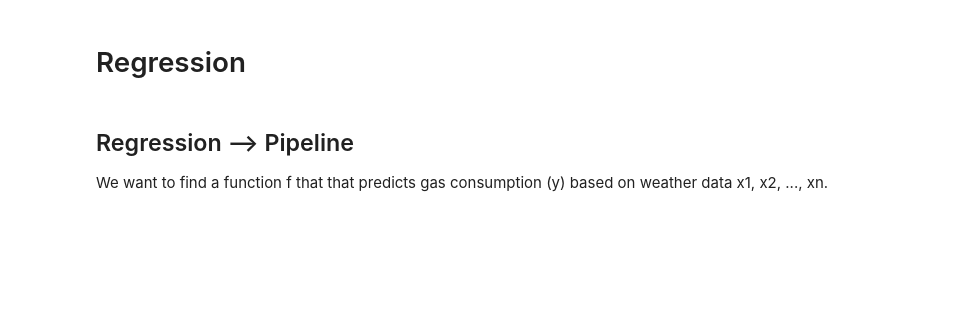
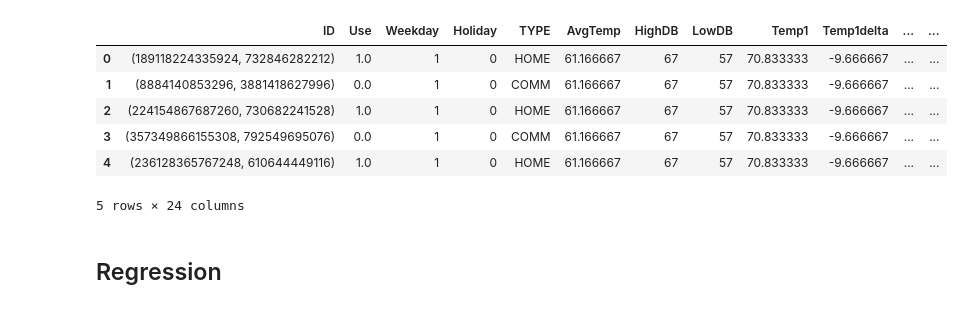
Before and after one commit to yz669/Capstone_2018Fall, a Jupyter notebook: Regression.ipynb, the cells around one changed output. Drawn from its saved outputs; the diff is of its cells as text; code cells hidden in the pictures; blank space fills up the shorter version.

```diff
--- a/Regression.ipynb
+++ b/Regression.ipynb
@@ -1,5 +21,31 @@
+# %%
+# read data from pickle
+
+# what data granularity?
+granularity = "daily"
+
+# if we're clustering first, we need to load in sufficient_ data to ensure data equivalency across IDs
+if granularity == "daily":
+    readdata = pd.read_pickle(location+'peco_sufficient_daily.pkl.zip')
+    weather = pd.read_pickle(location+'daily_weather.pkl.zip')
+    ids = pd.read_pickle(location+'peco_sufficient_daily_ids.pkl.zip')
+elif granularity == "hourly":
+    readdata = pd.read_pickle(location+'peco_sufficient_hourly.pkl.zip')
+    weather = pd.read_pickle(location+'hourly_weather.pkl.zip')
+    ids = pd.read_pickle(location+'peco_sufficient_hourly_ids.pkl.zip')
+else:
+    print("Granularity selected was not 'daily' or 'hourly'")
+# %%
+data = pd.merge(readdata,weather, how="inner", on='Dt')
+data = data.drop(columns=['DACCOUNTID','DMETERNO','Dt','DCUSTOMERID','TARIFF','FUELTYPE','REVENUCODE'])
+data.head()
+# %% [output]
+|  | ID | Use | Weekday | Holiday | TYPE | AvgTemp | HighDB | LowDB | Temp1 | Temp1delta | ... | ... |
+| 0 | (189118224335924, 732846282212) | 1.0 | 1 | 0 | HOME | 61.166667 | 67 | 57 | 70.833333 | -9.666667 | ... | ... |
+| 1 | (8884140853296, 3881418627996) | 0.0 | 1 | 0 | COMM | 61.166667 | 67 | 57 | 70.833333 | -9.666667 | ... | ... |
+| 2 | (224154867687260, 730682241528) | 1.0 | 1 | 0 | HOME | 61.166667 | 67 | 57 | 70.833333 | -9.666667 | ... | ... |
+| 3 | (357349866155308, 792549695076) | 0.0 | 1 | 0 | COMM | 61.166667 | 67 | 57 | 70.833333 | -9.666667 | ... | ... |
+| 4 | (236128365767248, 610644449116) | 1.0 | 1 | 0 | HOME | 61.166667 | 67 | 57 | 70.833333 | -9.666667 | ... | ... |
+5 rows × 24 columns
 # %% [markdown]
-# Regression #
+## Regression ##
-# %% [markdown]
-## Regression --> Pipeline ##
-We want to find a function f that that predicts gas consumption (y) based on weather data x1, x2, ..., xn.
```
Also changed, not shown: parts of 43 cells of this notebook, 1 other file.
